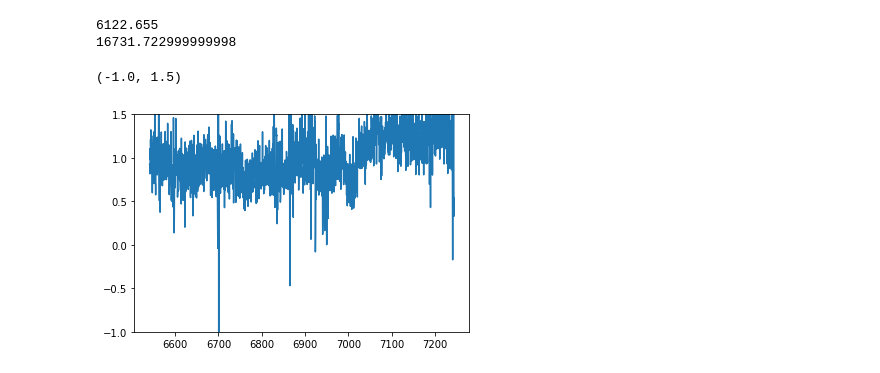
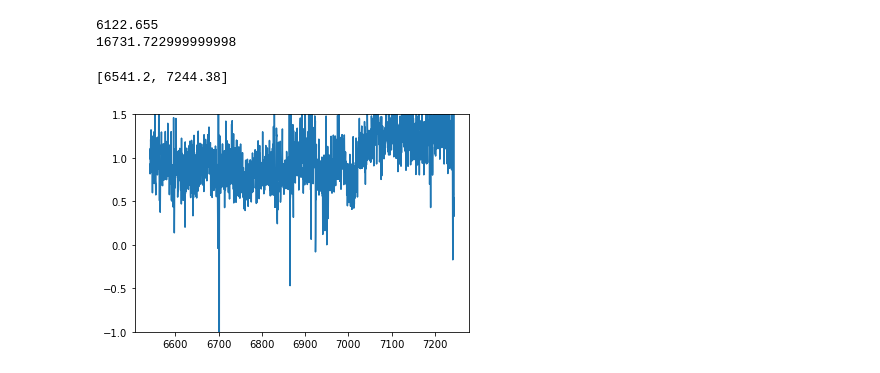
Before and after one commit to pmozumdar/ppxf_code, a Jupyter notebook: velocity_dispersion_J0659.ipynb, the cells around one changed output. Drawn from its saved outputs; the diff is of its cells as text; code cells hidden in the pictures.

```diff
--- a/velocity_dispersion_J0659.ipynb
+++ b/velocity_dispersion_J0659.ipynb
@@ -11,7 +11,7 @@ import seaborn as sn
 import pm_veldis_util as vd
 from collections import Counter
 # %%
-data =  spec1d.Spec1d('../J0659gal.txt')
+data =  spec1d.Spec1d('../galaxy_spectra/J0659gal.txt')
 lamda_galaxy = data['wav']
 spectra_galaxy = data['flux']
 variance_spectra_galaxy = data['var']
@@ -73,14 +64,16 @@ print(lam_range_max)
 # %%
 lamda_galaxy = data['wav'][2343:]
 spectra_galaxy = data['flux'][2343:]
 variance_spectra_galaxy = data['var'][2343:]
+sky_spectra_galaxy = data['sky'][2343:]
 lamda_galaxy_range =  [lamda_galaxy[0], lamda_galaxy[-1]]
 #lamda_galaxy [2343]
 plt.plot(lamda_galaxy, spectra_galaxy)
 plt.ylim(-1.0, 1.5)
+lamda_galaxy_range
 # %% [output]
-(-1.0, 1.5)
+[6541.2, 7244.38]
-[figure, old version]
+[figure, new version]
 # %%
 # Calulating velocity scale
 
```
Also changed, not shown: parts of 38 cells of this notebook.
